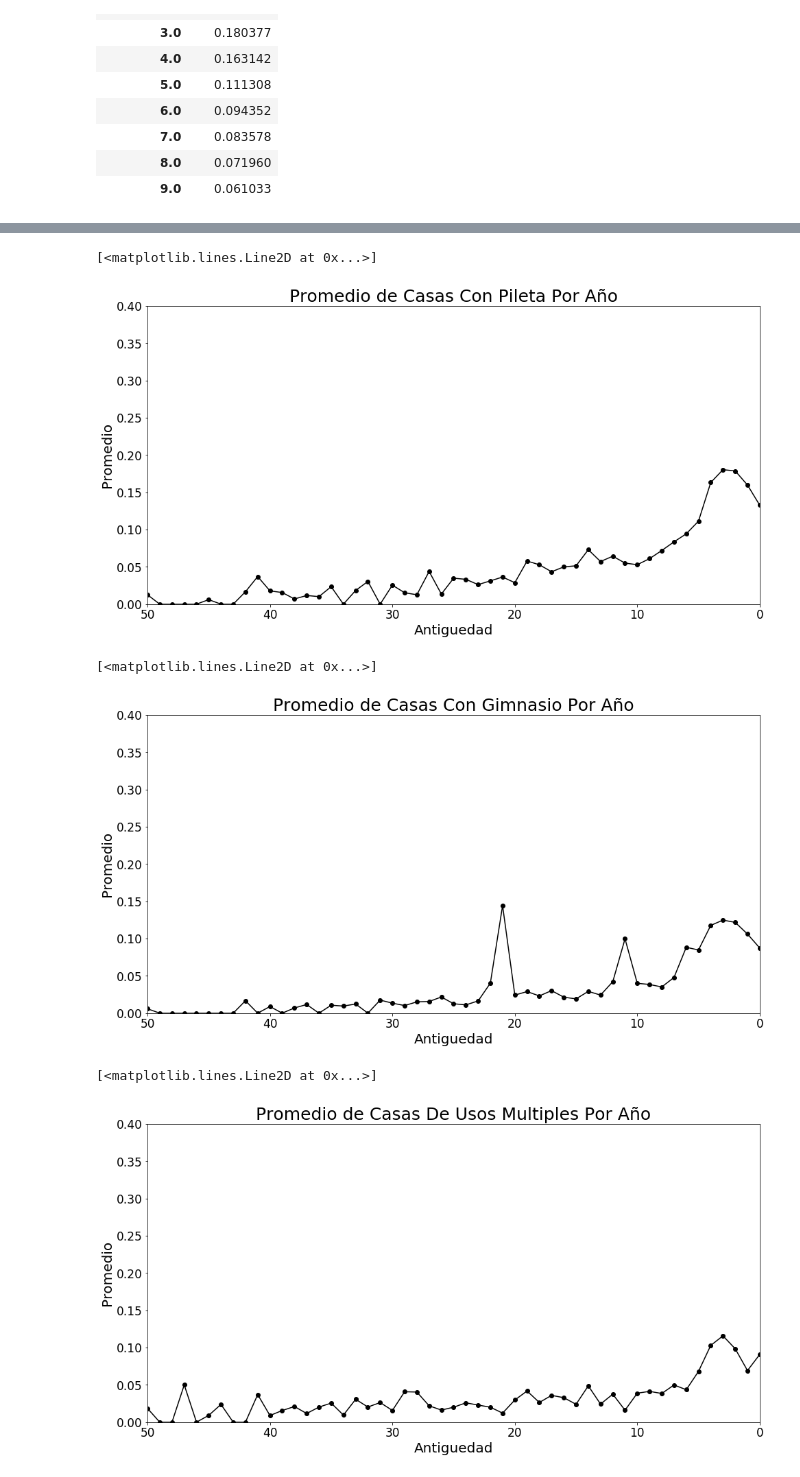
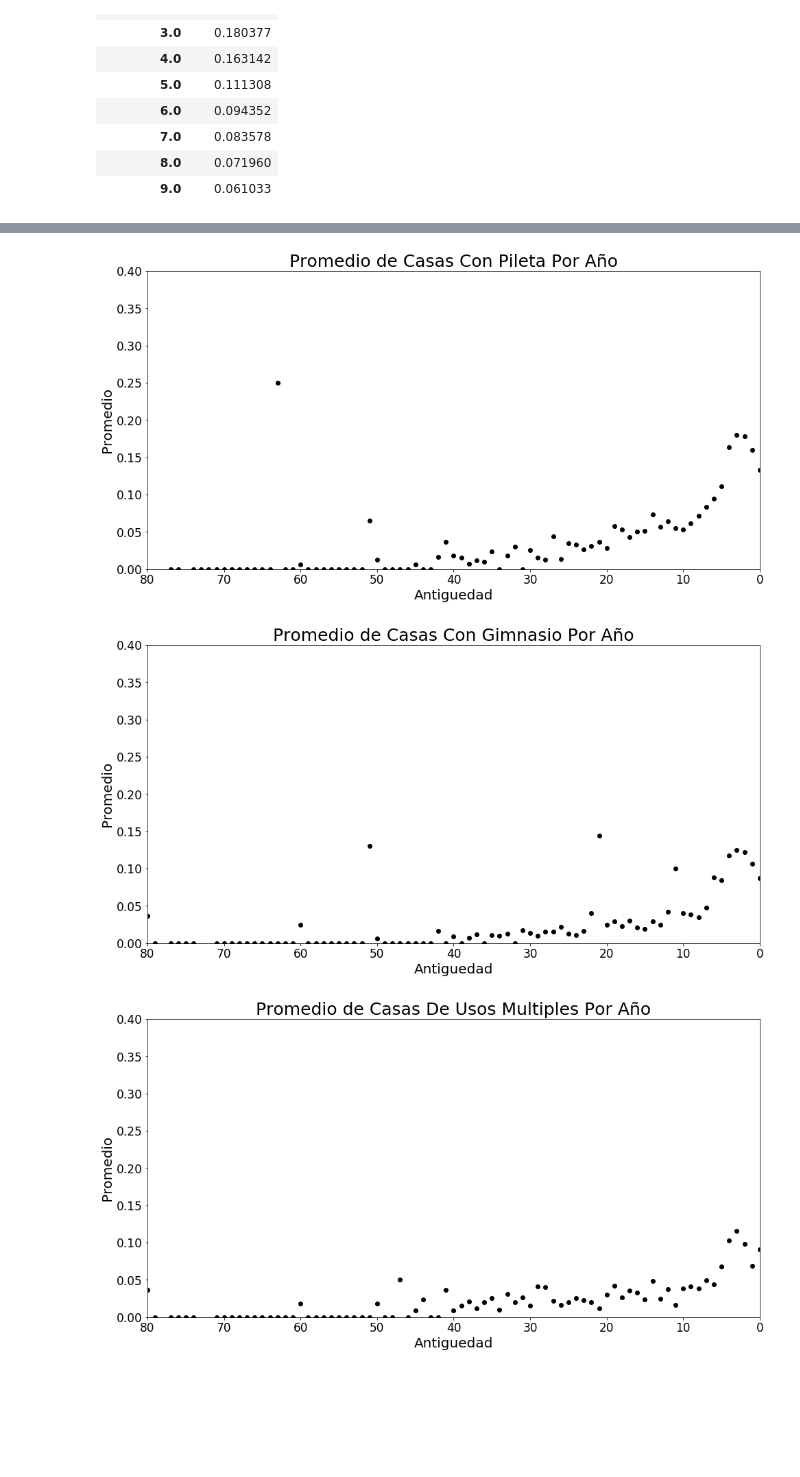
Before and after one commit to komod0/TPs-Org.Datos, a Jupyter notebook: tp1/nbandres.ipynb, the cells around one changed output, grey strips where cells are left out. Drawn from its saved outputs; the diff is of its cells as text; code cells hidden in the pictures; blank space fills up the shorter version.

Commit message:
mejoradograficos de comodidades segun años

```diff
--- a/tp1/nbandres.ipynb
+++ b/tp1/nbandres.ipynb
@@ -1060,6 +1077,6 @@ reversed_df.head(10)
 # %%
 PromedioPiletas= PiletaSegunAños.TienePileta
-Antiguedad=PiletaSegunAños.index
+Antiguedad=PiletaSegunAños.Antiguedad
 
 # Variables a graficar
 y = Antiguedad
@@ -1084,16 +1101,15 @@ plt.tick_params(axis='both', which='minor', labelsize = 17)
 
 # Límites para cada coordenada
 plt.ylim([0, 0.4]);
-plt.xlim([50, 0]);
+plt.xlim([80, 0]);
 
 #plt.xlim([-116, -86]);
 
 
 # Tipo de gráfico
-plt.plot(x, color = 'black',  marker = 'o')
+plt.plot(x, 'o', color='black');
 # %% [output]
-[<matplotlib.lines.Line2D at 0x...>]
-[figure, old version]
+[figure, new version]
 # %%
 GimnasioSegunAños=dfok.groupby(['Antiguedad']).agg({"TieneGimnasio" :['mean']})
 # %%
@@ -1123,16 +1139,15 @@ plt.tick_params(axis='both', which='minor', labelsize = 17)
 
 # Límites para cada coordenada
 plt.ylim([0, 0.4]);
-plt.xlim([50, 0]);
+plt.xlim([80, 0]);
 
 #plt.xlim([-116, -86]);
 
 
 # Tipo de gráfico
-plt.plot(x, color = 'black',  marker = 'o')
+plt.plot(x, 'o', color='black');
 # %% [output]
-[<matplotlib.lines.Line2D at 0x...>]
-[figure, old version]
+[figure, new version]
 # %%
 UsosMultiplesSegunAños=dfok.groupby(['Antiguedad']).agg({"TieneUsosMultiples" :['mean']})
 # %%
@@ -1141,34 +1156,33 @@ Antiguedad=UsosMultiplesSegunAños.index
 
 # Variables a graficar
 y = Antiguedad
 x = PromedioUsosMultiples
 
 # Tamaño del gráfico
 fig, ax = plt.subplots(figsize = (16, 8))
 
 # Tamaño de los títulos de los ejes
 plt.ylabel("Promedio", fontsize = 20);
 plt.xlabel("Antiguedad", fontsize = 20);
 
 # Título
 plt.title("Promedio de Casas De Usos Multiples Por Año", fontsize = 25)
 
 # Tamaño de las letras de los ejes
 plt.tick_params(axis='both', which='major', labelsize = 17)
 plt.tick_params(axis='both', which='minor', labelsize = 17)
 
 # Rotar ejes
 #plt.xticks(rotation = 90)
 
 # Límites para cada coordenada
 plt.ylim([0, 0.4]);
-plt.xlim([50, 0]);
+plt.xlim([80, 0]);
 
 #plt.xlim([-116, -86]);
 
 
 # Tipo de gráfico
-plt.plot(x, color = 'black',  marker = 'o')
+plt.plot(x, 'o', color='black');
 # %% [output]
-[<matplotlib.lines.Line2D at 0x...>]
-[figure, old version]
+[figure, new version]
```
Also changed, not shown: parts of 4 cells of this notebook.
